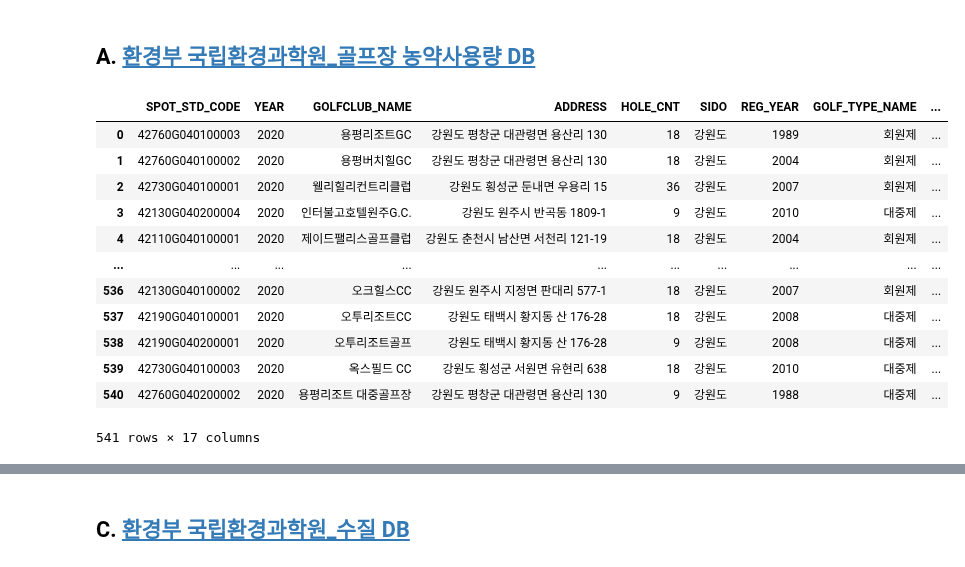
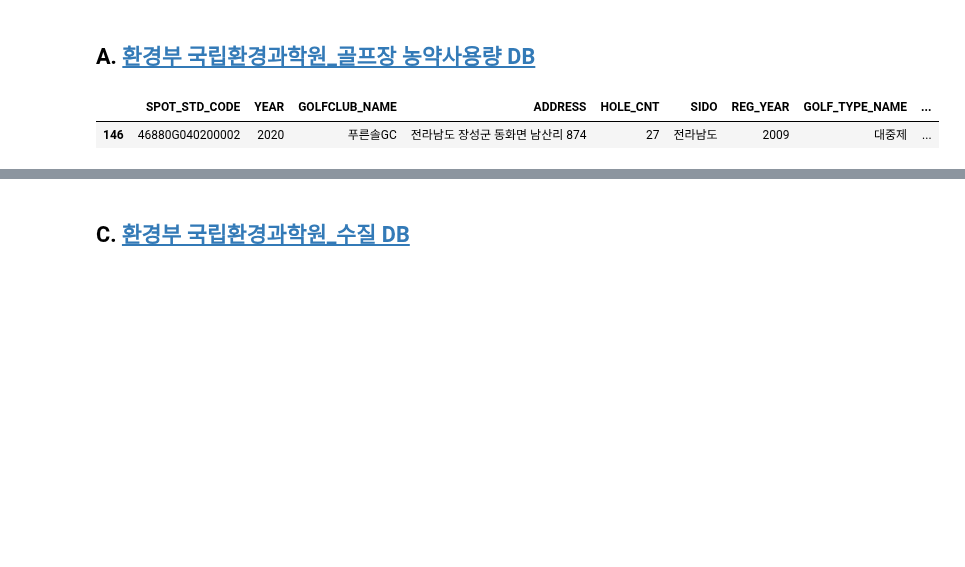
Before and after one commit to viola2002/dartb, a Jupyter notebook: contest/2024ecothon/code/data-collecting.ipynb, the cells around one changed output, grey strips where cells are left out. Cells and saved outputs as stored; diff of their text form; code cells hidden in the pictures; blank space fills up the shorter version.

```diff
--- a/contest/2024ecothon/code/data-collecting.ipynb
+++ b/contest/2024ecothon/code/data-collecting.ipynb
@@ -29,7 +29,7 @@ myKEY = os.environ.get('PUBLIC_DATA_API_KEY')
 # %%
 # 2020년 전국 데이터
 golf_url = 'http://apis.data.go.kr/1480523/SgisGp/getSgisGpList1'
-golf_params = {'serviceKey' : key, 'pageNo' : '1', 'numOfRows' : '1000', 'resultType' : 'JSON', 'search_year': '2020'}
+golf_params = {'serviceKey' : myKEY, 'pageNo' : '1', 'numOfRows' : '1000', 'resultType' : 'JSON', 'search_year': '2020'}
 
 golf_response = requests.get(golf_url, params=golf_params)
 #golf_response.content
@@ -38,18 +38,7 @@ golf_result = json.loads(golf_response.content)
 #golf_result['getSgisGpList']['header']
 # %%
 golf = pd.DataFrame(golf_result['getSgisGpList']['item'])
-golf
+golf.sample()
 # %% [output]
 |  | SPOT_STD_CODE | YEAR | GOLFCLUB_NAME | ADDRESS | HOLE_CNT | SIDO | REG_YEAR | GOLF_TYPE_NAME | ... |
-| 0 | 42760G040100003 | 2020 | 용평리조트GC | 강원도 평창군 대관령면 용산리 130 | 18 | 강원도 | 1989 | 회원제 | ... |
-| 1 | 42760G040100002 | 2020 | 용평버치힐GC | 강원도 평창군 대관령면 용산리 130 | 18 | 강원도 | 2004 | 회원제 | ... |
-| 2 | 42730G040100001 | 2020 | 웰리힐리컨트리클럽 | 강원도 횡성군 둔내면 우용리 15 | 36 | 강원도 | 2007 | 회원제 | ... |
-| 3 | 42130G040200004 | 2020 | 인터불고호텔원주G.C. | 강원도 원주시 반곡동 1809-1 | 9 | 강원도 | 2010 | 대중제 | ... |
-| 4 | 42110G040100001 | 2020 | 제이드팰리스골프클럽 | 강원도 춘천시 남산면 서천리 121-19 | 18 | 강원도 | 2004 | 회원제 | ... |
-| ... | ... | ... | ... | ... | ... | ... | ... | ... | ... |
-| 536 | 42130G040100002 | 2020 | 오크힐스CC | 강원도 원주시 지정면 판대리 577-1 | 18 | 강원도 | 2007 | 회원제 | ... |
-| 537 | 42190G040100001 | 2020 | 오투리조트CC | 강원도 태백시 황지동 산 176-28 | 18 | 강원도 | 2008 | 대중제 | ... |
-| 538 | 42190G040200001 | 2020 | 오투리조트골프 | 강원도 태백시 황지동 산 176-28 | 9 | 강원도 | 2008 | 대중제 | ... |
-| 539 | 42730G040100003 | 2020 | 옥스필드 CC | 강원도 횡성군 서원면 유현리 638 | 18 | 강원도 | 2010 | 대중제 | ... |
-| 540 | 42760G040200002 | 2020 | 용평리조트 대중골프장 | 강원도 평창군 대관령면 용산리 130 | 9 | 강원도 | 1988 | 대중제 | ... |
+| 146 | 46880G040200002 | 2020 | 푸른솔GC | 전라남도 장성군 동화면 남산리 874 | 27 | 전라남도 | 2009 | 대중제 | ... |
-541 rows × 17 columns
```
Also changed, not shown: parts of 40 cells of this notebook.
